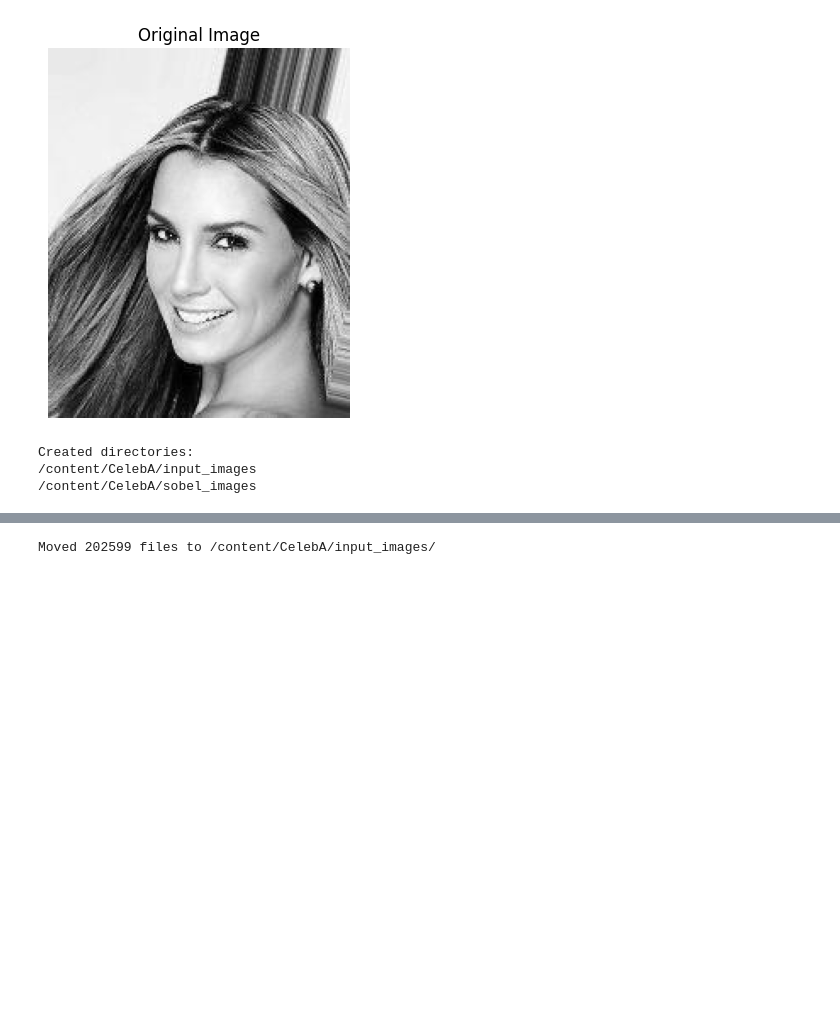
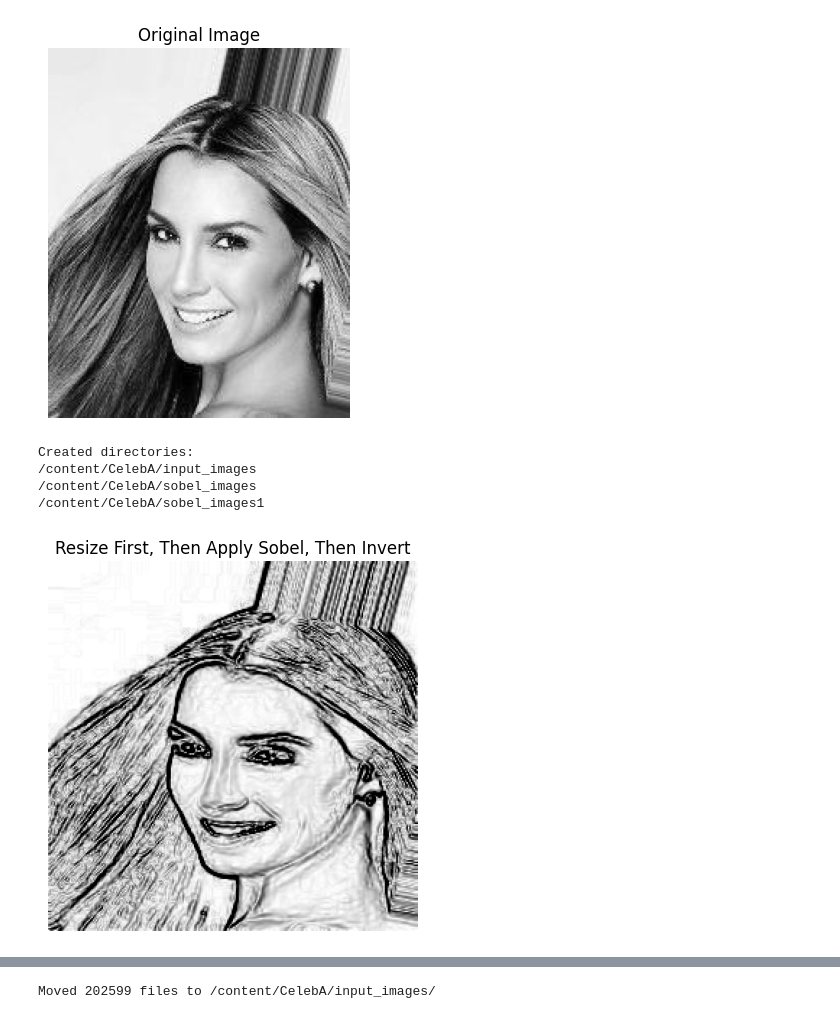
Before and after one commit to VDNT11NULL/S2I, a Jupyter notebook: Prepare_dataset.ipynb, the cells around one changed output, grey strips where cells are left out. Cells and saved outputs as stored; diff of their text form; code cells hidden in the pictures; blank space fills up the shorter version.

Commit message:
Adding Datasets

```diff
--- a/Prepare_dataset.ipynb
+++ b/Prepare_dataset.ipynb
@@ -72,18 +76,51 @@ plt.show()
 # %% [output]
 [figure]
 # %%
-import os
-
 dataset_path = '/content/img_align_celeba/img_align_celeba/'
 
 input_folder = os.path.join('/content/CelebA/', 'input_images')
 output_folder = os.path.join('/content/CelebA/', 'sobel_images')
+output_folder1 = os.path.join('/content/CelebA/', 'sobel_images1')
 
 os.makedirs(input_folder, exist_ok=True)
 os.makedirs(output_folder, exist_ok=True)
+os.makedirs(output_folder1, exist_ok=True)
 
-print(f"Created directories:\n{input_folder}\n{output_folder}")
+print(f"Created directories:\n{input_folder}\n{output_folder}\n{output_folder1}")
 # %% [output]
 Created directories:
 /content/CelebA/input_images
 /content/CelebA/sobel_images
+/content/CelebA/sobel_images1
+# %%
+import cv2
+import matplotlib.pyplot as plt
+
+# Load the image
+dataset_path='/content/img_align_celeba/img_align_celeba/'
+
+img_path = os.path.join(dataset_path, '000001.jpg')
+
+img = cv2.imread(img_path)
+
+# Resize the image to 256x256
+img_resized = cv2.resize(img, (256, 256))
+
+# Convert the resized image to grayscale (necessary for Sobel)
+gray_img = cv2.cvtColor(img_resized, cv2.COLOR_BGR2GRAY)
+
+# Apply Sobel filter on the resized grayscale image
+sobel_x = cv2.Sobel(gray_img, cv2.CV_64F, 1, 0, ksize=3)  # Sobel in x-direction
+sobel_y = cv2.Sobel(gray_img, cv2.CV_64F, 0, 1, ksize=3)  # Sobel in y-direction
+sobel_combined = cv2.magnitude(sobel_x, sobel_y)  # Combine both directions
+
+# Display the result
+sobel_inverted = cv2.bitwise_not(cv2.convertScaleAbs(sobel_combined))
+
+# Display the result
+plt.imshow(sobel_inverted, cmap='gray')
+plt.title('Resize First, Then Apply Sobel, Then Invert')
+plt.axis('off')
+plt.show()
+# %% [output]
+[figure, added]
```
Also changed, not shown: parts of 15 cells of this notebook.
